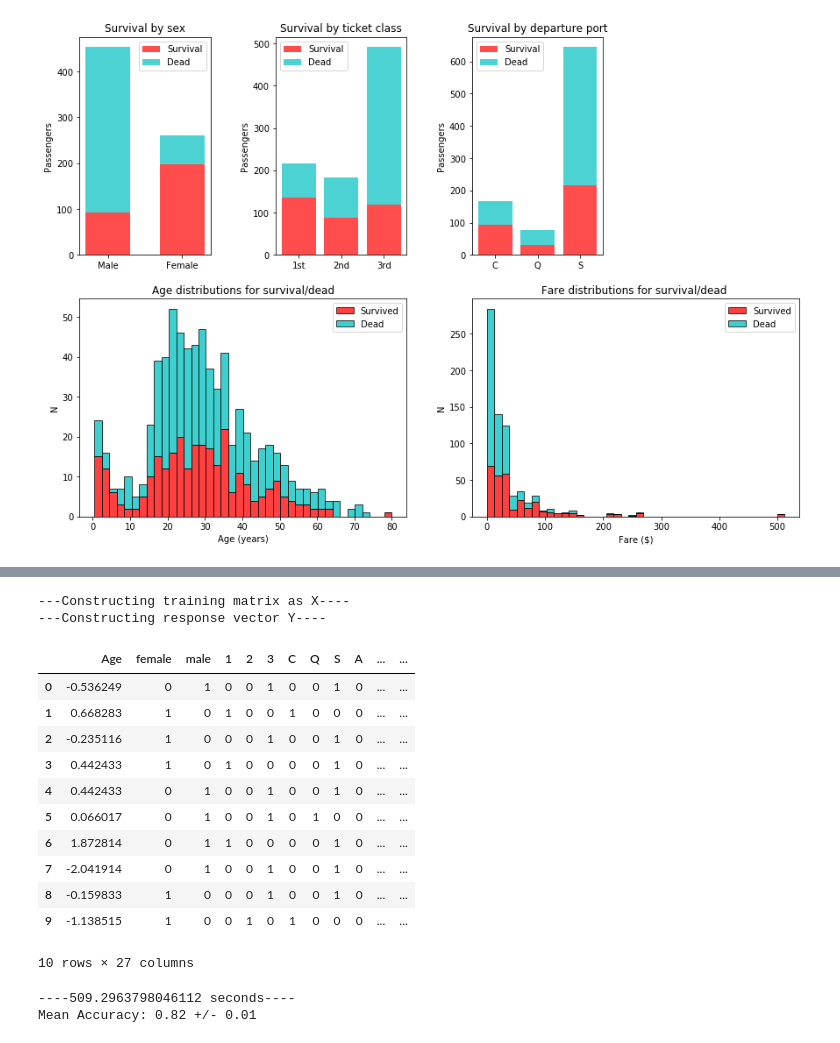
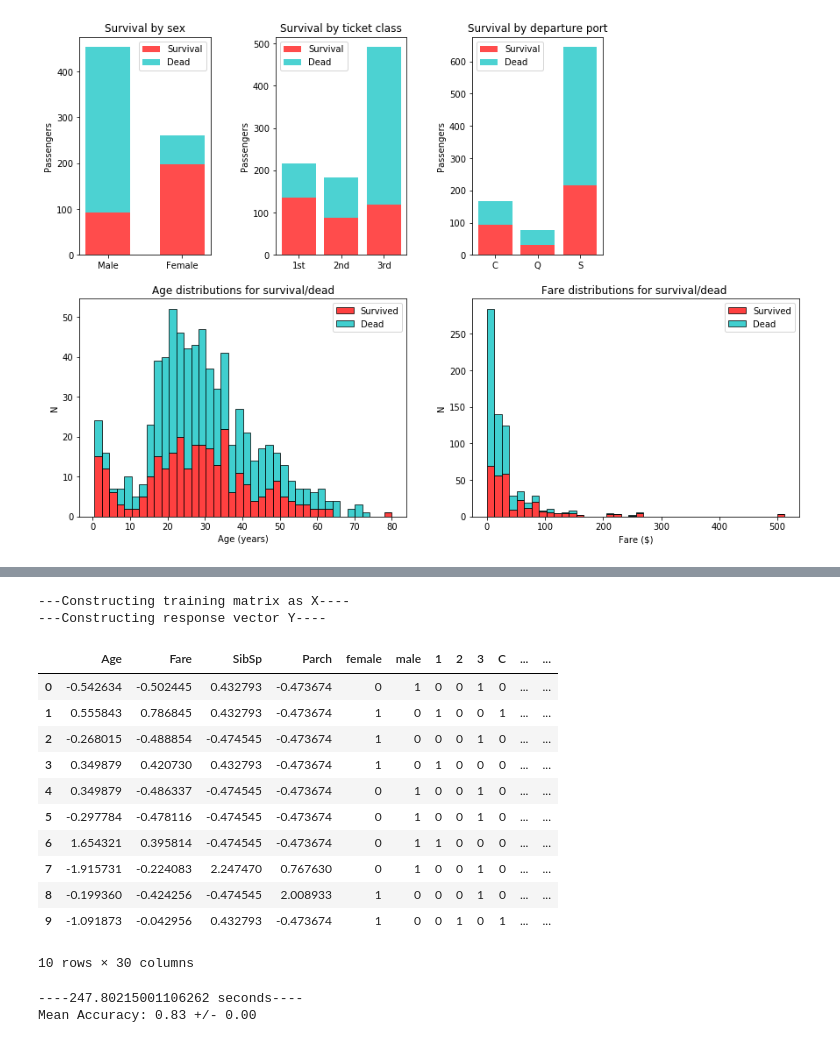
Before and after one commit to jtcanty/kaggle, a Jupyter notebook: Titanic: Machine Learning from Disaster/SVM Implementation.ipynb, the cells around one changed output, grey strips where cells are left out. Cells and saved outputs as stored; diff of their text form; code cells hidden in the pictures.

```diff
--- a/Titanic: Machine Learning from Disaster/SVM Implementation.ipynb
+++ b/Titanic: Machine Learning from Disaster/SVM Implementation.ipynb
@@ -140,15 +186,5 @@ plot_data(train_clean)
 # %%
-'''                Process features.
-
-    Criteria:
-
-    Age - Group individuals with unknown ages by individuals of similar title. Randomly draw
-          an age from a log-normal distribution based on the mean and standard deviation of the group.
-
-    Fare - Draw a fare from an exponential distribution.
-
-    Embarked - Determine the proportion of individuals embarking from each port. Draw from a weighted uniform
-                distribution.
+''' Process features.
 
     Cabin - Use following labels:
             prefix label
@@ -161,11 +197,12 @@ plot_data(train_clean)
             G   ->   G
          empty  ->   U
 
-    Ticket -
+    Ticket - We omit this feature since the tickets do not seem unique and are just strings of random digits
 
 '''
 import random
 import re
+from sklearn.linear_model import LinearRegression
 
 def process_features(train):
     #----Process Titles-----#
@@ -210,22 +247,28 @@ def process_features(train):
             d[title] = [i]
 
     # ----Process Ages------#
-    # Identify NaN values and impute using the median of the known vlaues
-    unreported_age_idx = train.index[train['Age'].isnull() == True]
-
-    for idx in unreported_age_idx:
+    # We will draw from a log-normal distribution
+    age_idx = train.index[train['Age'].isnull() == True]
+    for j in age_idx:
         for title in d.keys():
-            if train.loc[idx,'Name'].find(title) != -1:
-                train.loc[idx,'Age'] = np.median(train.loc[d[title],'Age'])
+            if train.loc[j,'Name'].find(title) != -1:
+                mu = np.mean(train.loc[d[title],'Age'].dropna())
+                std = np.std(train.loc[d[title],'Age'].dropna())
+                if ~math.isnan(mu or std) == True:
+                    value = np.log(random.lognormvariate(mu,std))
+                else:
+                    mu = np.mean(train.loc[:,'Age'].dropna())
+                    std = np.std(train.loc[:,'Age'].dropna())
+                    value = np.log(random.lognormvariate(mu,std))
+                train.loc[j,'Age'] = value
             else:
                 continue
-
 
     #----Process Fares-------#
     # Draw from exponential distribution
     unreported_fare_idx = train.index[train['Fare'].isnull() == True]
 
-    for k in fare_idx:
+    for k in unreported_fare_idx:
         mu = np.mean(train['Fare'])
         train.loc[k,'Fare'] = random.expovariate(1.0/mu)
 
@@ -252,9 +295,6 @@ def process_features(train):
     train['Cabin'] = train['Cabin'].map(lambda c: c[0], na_action = 'ignore')
     train['Cabin'] =train['Cabin'].fillna('U')
 
-
-    #----Process ticket---#
-
     return train
 
 processed_train = process_features(train)
@@ -281,47 +321,46 @@ def extract_scale(train):
 
     # Binarize sex, class, departure port, cabin, titles, and ticket
     sex = pd.get_dummies(train['Sex'])
     pclass = pd.get_dummies(train['Pclass'])
     depart = pd.get_dummies(train['Embarked'])
     cabin = pd.get_dummies(train['Cabin'])
     title = pd.get_dummies(train['Name'])
-    #ticket
 
     # Construct training matrix as X. We keep titles that are present in both the training/test sets.
     print('---Constructing training matrix as X----')
 
     data = {}
-    features = pd.concat([age_norm,sex, pclass,depart,cabin,title], axis=1, join_axes=[sex.index])
+    features = pd.concat([age_norm,fare_norm, sibsp_norm, parch_norm, sex, pclass,depart,cabin,title], axis=1, join_axes=[sex.index])
     data['X'] = features
 
     # Construct response vector as Y
     try:
         print('---Constructing response vector Y----')
         data['Y'] = np.transpose(np.array(train['Survived']))
 
     except KeyError:
         print('----Test set has no response variables----')
         data['Y'] = ['unused']
 
     return data
 
 scaled_train = extract_scale(processed_train)
 scaled_train['X'].head(10)
 # %% [output]
 ---Constructing training matrix as X----
 ---Constructing response vector Y----
-|  | Age | female | male | 1 | 2 | 3 | C | Q | S | A | ... | ... |
-| 0 | -0.536249 | 0 | 1 | 0 | 0 | 1 | 0 | 0 | 1 | 0 | ... | ... |
-| 1 | 0.668283 | 1 | 0 | 1 | 0 | 0 | 1 | 0 | 0 | 0 | ... | ... |
-| 2 | -0.235116 | 1 | 0 | 0 | 0 | 1 | 0 | 0 | 1 | 0 | ... | ... |
-| 3 | 0.442433 | 1 | 0 | 1 | 0 | 0 | 0 | 0 | 1 | 0 | ... | ... |
-| 4 | 0.442433 | 0 | 1 | 0 | 0 | 1 | 0 | 0 | 1 | 0 | ... | ... |
-| 5 | 0.066017 | 0 | 1 | 0 | 0 | 1 | 0 | 1 | 0 | 0 | ... | ... |
-| 6 | 1.872814 | 0 | 1 | 1 | 0 | 0 | 0 | 0 | 1 | 0 | ... | ... |
-| 7 | -2.041914 | 0 | 1 | 0 | 0 | 1 | 0 | 0 | 1 | 0 | ... | ... |
-| 8 | -0.159833 | 1 | 0 | 0 | 0 | 1 | 0 | 0 | 1 | 0 | ... | ... |
-| 9 | -1.138515 | 1 | 0 | 0 | 1 | 0 | 1 | 0 | 0 | 0 | ... | ... |
+|  | Age | Fare | SibSp | Parch | female | male | 1 | 2 | 3 | C | ... | ... |
+| 0 | -0.542634 | -0.502445 | 0.432793 | -0.473674 | 0 | 1 | 0 | 0 | 1 | 0 | ... | ... |
+| 1 | 0.555843 | 0.786845 | 0.432793 | -0.473674 | 1 | 0 | 1 | 0 | 0 | 1 | ... | ... |
+| 2 | -0.268015 | -0.488854 | -0.474545 | -0.473674 | 1 | 0 | 0 | 0 | 1 | 0 | ... | ... |
+| 3 | 0.349879 | 0.420730 | 0.432793 | -0.473674 | 1 | 0 | 1 | 0 | 0 | 0 | ... | ... |
+| 4 | 0.349879 | -0.486337 | -0.474545 | -0.473674 | 0 | 1 | 0 | 0 | 1 | 0 | ... | ... |
+| 5 | -0.297784 | -0.478116 | -0.474545 | -0.473674 | 0 | 1 | 0 | 0 | 1 | 0 | ... | ... |
+| 6 | 1.654321 | 0.395814 | -0.474545 | -0.473674 | 0 | 1 | 1 | 0 | 0 | 0 | ... | ... |
+| 7 | -1.915731 | -0.224083 | 2.247470 | 0.767630 | 0 | 1 | 0 | 0 | 1 | 0 | ... | ... |
+| 8 | -0.199360 | -0.424256 | -0.474545 | 2.008933 | 1 | 0 | 0 | 0 | 1 | 0 | ... | ... |
+| 9 | -1.091873 | -0.042956 | 0.432793 | -0.473674 | 1 | 0 | 0 | 1 | 0 | 1 | ... | ... |
-10 rows × 27 columns
+10 rows × 30 columns
 # %%
 '''SVM Classifier - Scikit implementation'''
 
@@ -383,10 +422,11 @@ def validate_SVM(scaled_train):
 
     return model
 
+
 model = validate_SVM(scaled_train)
 # %% [output]
-----509.2963798046112 seconds----
-Mean Accuracy: 0.82 +/- 0.01
+----247.80215001106262 seconds----
+Mean Accuracy: 0.83 +/- 0.00
 # %%
 '''Predict responses on the test set'''
 
```
Also changed, not shown: parts of 8 cells of this notebook, 2 other files.
